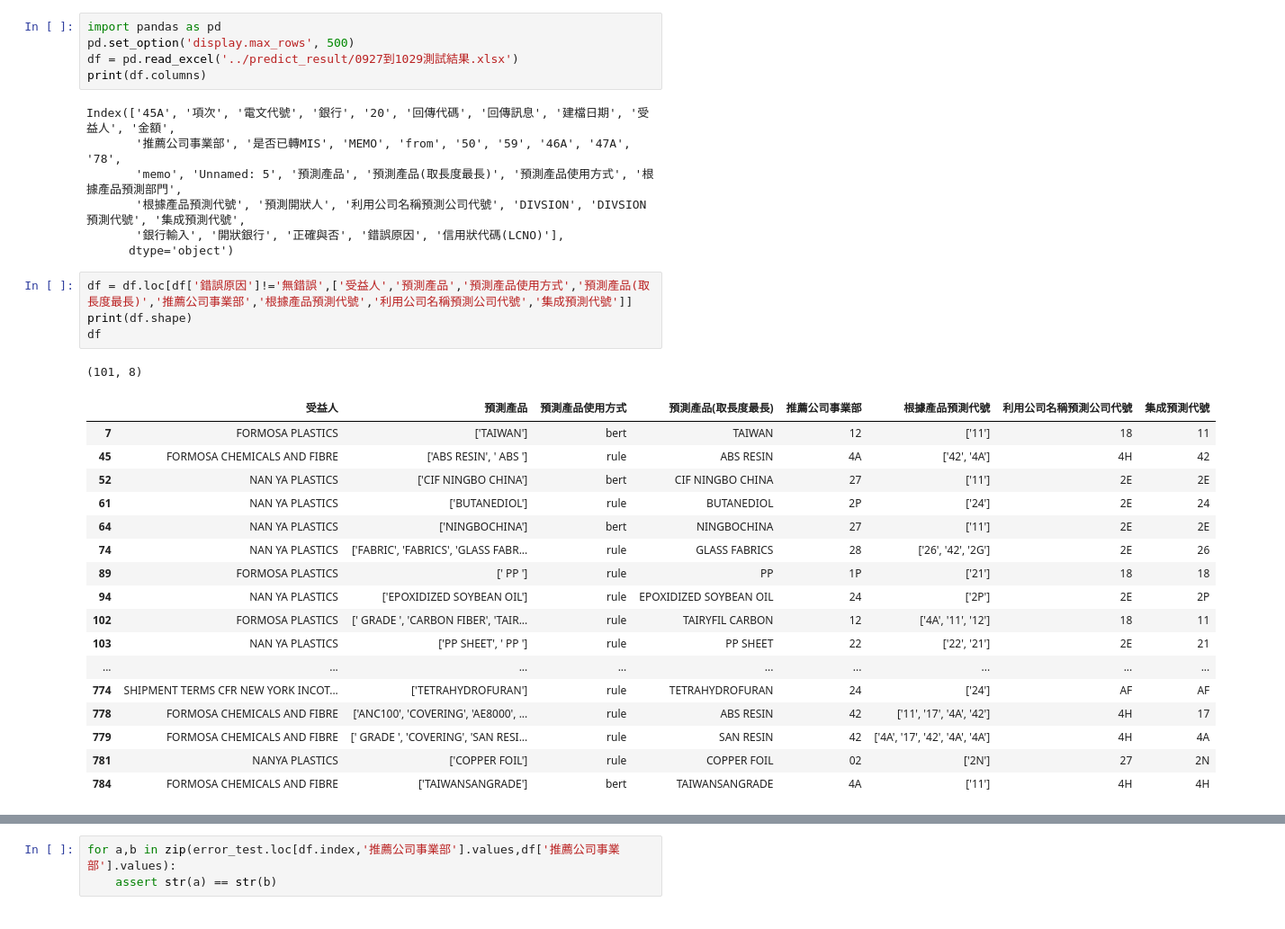
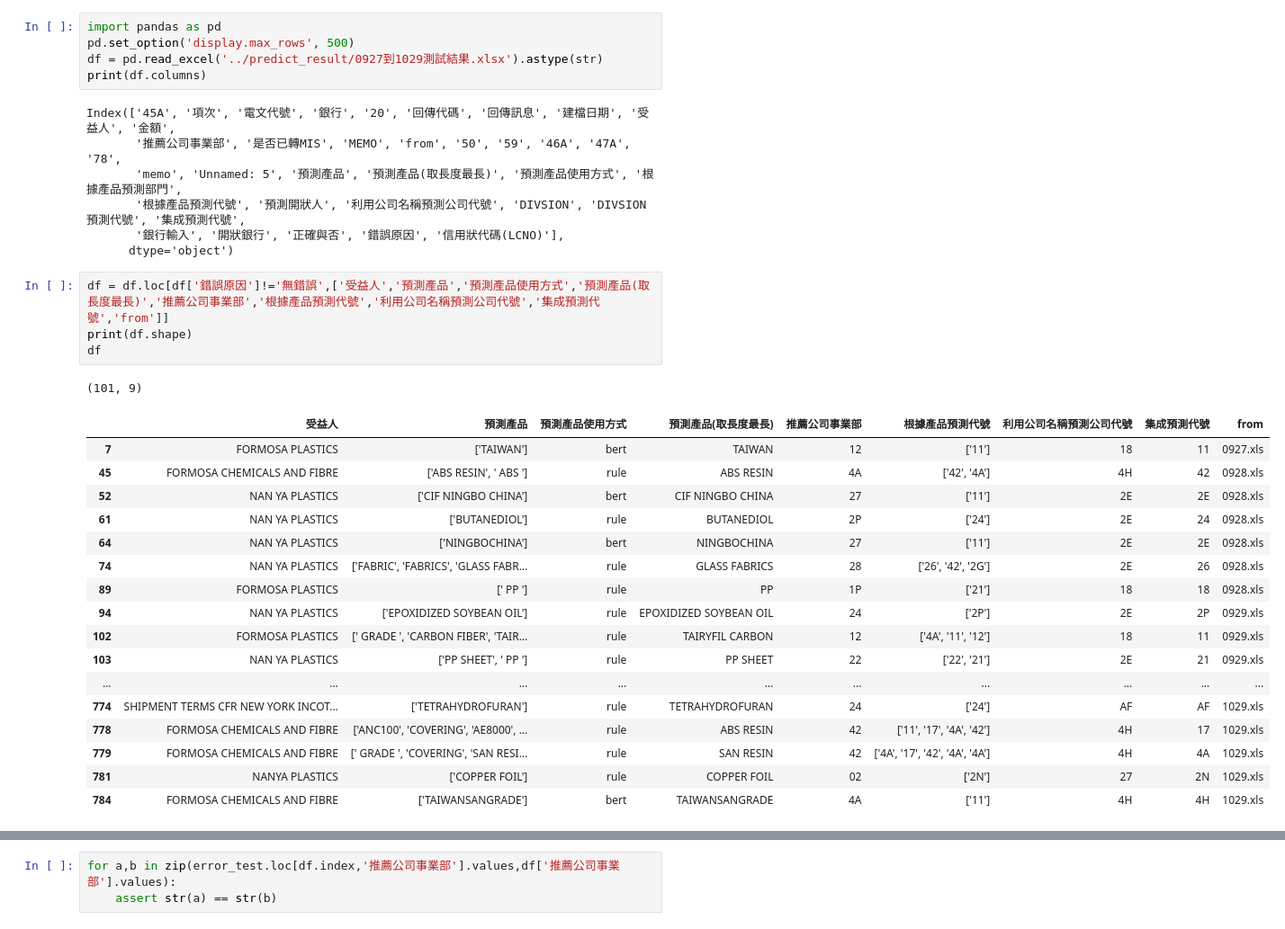
Before and after one commit to skywalker0803r/Letter-of-Credit-Intelligent-Auxiliary-Semantic-Analysis-System, a Jupyter notebook: notebook/測試結果debug.ipynb, the cells around one changed output, grey strips where cells are left out. Shown at 90% size. Drawn from its saved outputs; the diff is of its cells as text.

```diff
--- a/notebook/測試結果debug.ipynb
+++ b/notebook/測試結果debug.ipynb
@@ -1,7 +1,7 @@
 # %%
 import pandas as pd
 pd.set_option('display.max_rows', 500)
-df = pd.read_excel('../predict_result/0927到1029測試結果.xlsx')
+df = pd.read_excel('../predict_result/0927到1029測試結果.xlsx').astype(str)
 print(df.columns)
 # %% [output]
 Index(['45A', '項次', '電文代號', '銀行', '20', '回傳代碼', '回傳訊息', '建檔日期', '受益人', '金額',
@@ -11,28 +11,28 @@ Index(['45A', '項次', '電文代號', '銀行', '20', '回傳代碼', '回傳
        '銀行輸入', '開狀銀行', '正確與否', '錯誤原因', '信用狀代碼(LCNO)'],
       dtype='object')
 # %%
-df = df.loc[df['錯誤原因']!='無錯誤',['受益人','預測產品','預測產品使用方式','預測產品(取長度最長)','推薦公司事業部','根據產品預測代號','利用公司名稱預測公司代號','集成預測代號']]
+df = df.loc[df['錯誤原因']!='無錯誤',['受益人','預測產品','預測產品使用方式','預測產品(取長度最長)','推薦公司事業部','根據產品預測代號','利用公司名稱預測公司代號','集成預測代號','from']]
 print(df.shape)
 df
 # %% [output]
-(101, 8)
+(101, 9)
-|  | 受益人 | 預測產品 | 預測產品使用方式 | 預測產品(取長度最長) | 推薦公司事業部 | 根據產品預測代號 | 利用公司名稱預測公司代號 | 集成預測代號 |
-| 7 | FORMOSA PLASTICS | ['TAIWAN'] | bert | TAIWAN | 12 | ['11'] | 18 | 11 |
-| 45 | FORMOSA CHEMICALS AND FIBRE | ['ABS RESIN', ' ABS '] | rule | ABS RESIN | 4A | ['42', '4A'] | 4H | 42 |
-| 52 | NAN YA PLASTICS | ['CIF NINGBO CHINA'] | bert | CIF NINGBO CHINA | 27 | ['11'] | 2E | 2E |
-| 61 | NAN YA PLASTICS | ['BUTANEDIOL'] | rule | BUTANEDIOL | 2P | ['24'] | 2E | 24 |
-| 64 | NAN YA PLASTICS | ['NINGBOCHINA'] | bert | NINGBOCHINA | 27 | ['11'] | 2E | 2E |
-| 74 | NAN YA PLASTICS | ['FABRIC', 'FABRICS', 'GLASS FABR... | rule | GLASS FABRICS | 28 | ['26', '42', '2G'] | 2E | 26 |
-| 89 | FORMOSA PLASTICS | [' PP '] | rule | PP | 1P | ['21'] | 18 | 18 |
-| 94 | NAN YA PLASTICS | ['EPOXIDIZED SOYBEAN OIL'] | rule | EPOXIDIZED SOYBEAN OIL | 24 | ['2P'] | 2E | 2P |
-| 102 | FORMOSA PLASTICS | [' GRADE ', 'CARBON FIBER', 'TAIR... | rule | TAIRYFIL CARBON | 12 | ['4A', '11', '12'] | 18 | 11 |
-| 103 | NAN YA PLASTICS | ['PP SHEET', ' PP '] | rule | PP SHEET | 22 | ['22', '21'] | 2E | 21 |
-| ... | ... | ... | ... | ... | ... | ... | ... | ... |
-| 774 | SHIPMENT TERMS CFR NEW YORK INCOT... | ['TETRAHYDROFURAN'] | rule | TETRAHYDROFURAN | 24 | ['24'] | AF | AF |
-| 778 | FORMOSA CHEMICALS AND FIBRE | ['ANC100', 'COVERING', 'AE8000', ... | rule | ABS RESIN | 42 | ['11', '17', '4A', '42'] | 4H | 17 |
-| 779 | FORMOSA CHEMICALS AND FIBRE | [' GRADE ', 'COVERING', 'SAN RESI... | rule | SAN RESIN | 42 | ['4A', '17', '42', '4A', '4A'] | 4H | 4A |
-| 781 | NANYA PLASTICS | ['COPPER FOIL'] | rule | COPPER FOIL | 02 | ['2N'] | 27 | 2N |
-| 784 | FORMOSA CHEMICALS AND FIBRE | ['TAIWANSANGRADE'] | bert | TAIWANSANGRADE | 4A | ['11'] | 4H | 4H |
+|  | 受益人 | 預測產品 | 預測產品使用方式 | 預測產品(取長度最長) | 推薦公司事業部 | 根據產品預測代號 | 利用公司名稱預測公司代號 | 集成預測代號 | from |
+| 7 | FORMOSA PLASTICS | ['TAIWAN'] | bert | TAIWAN | 12 | ['11'] | 18 | 11 | 0927.xls |
+| 45 | FORMOSA CHEMICALS AND FIBRE | ['ABS RESIN', ' ABS '] | rule | ABS RESIN | 4A | ['42', '4A'] | 4H | 42 | 0928.xls |
+| 52 | NAN YA PLASTICS | ['CIF NINGBO CHINA'] | bert | CIF NINGBO CHINA | 27 | ['11'] | 2E | 2E | 0928.xls |
+| 61 | NAN YA PLASTICS | ['BUTANEDIOL'] | rule | BUTANEDIOL | 2P | ['24'] | 2E | 24 | 0928.xls |
+| 64 | NAN YA PLASTICS | ['NINGBOCHINA'] | bert | NINGBOCHINA | 27 | ['11'] | 2E | 2E | 0928.xls |
+| 74 | NAN YA PLASTICS | ['FABRIC', 'FABRICS', 'GLASS FABR... | rule | GLASS FABRICS | 28 | ['26', '42', '2G'] | 2E | 26 | 0928.xls |
+| 89 | FORMOSA PLASTICS | [' PP '] | rule | PP | 1P | ['21'] | 18 | 18 | 0928.xls |
+| 94 | NAN YA PLASTICS | ['EPOXIDIZED SOYBEAN OIL'] | rule | EPOXIDIZED SOYBEAN OIL | 24 | ['2P'] | 2E | 2P | 0929.xls |
+| 102 | FORMOSA PLASTICS | [' GRADE ', 'CARBON FIBER', 'TAIR... | rule | TAIRYFIL CARBON | 12 | ['4A', '11', '12'] | 18 | 11 | 0929.xls |
+| 103 | NAN YA PLASTICS | ['PP SHEET', ' PP '] | rule | PP SHEET | 22 | ['22', '21'] | 2E | 21 | 0929.xls |
+| ... | ... | ... | ... | ... | ... | ... | ... | ... | ... |
+| 774 | SHIPMENT TERMS CFR NEW YORK INCOT... | ['TETRAHYDROFURAN'] | rule | TETRAHYDROFURAN | 24 | ['24'] | AF | AF | 1029.xls |
+| 778 | FORMOSA CHEMICALS AND FIBRE | ['ANC100', 'COVERING', 'AE8000', ... | rule | ABS RESIN | 42 | ['11', '17', '4A', '42'] | 4H | 17 | 1029.xls |
+| 779 | FORMOSA CHEMICALS AND FIBRE | [' GRADE ', 'COVERING', 'SAN RESI... | rule | SAN RESIN | 42 | ['4A', '17', '42', '4A', '4A'] | 4H | 4A | 1029.xls |
+| 781 | NANYA PLASTICS | ['COPPER FOIL'] | rule | COPPER FOIL | 02 | ['2N'] | 27 | 2N | 1029.xls |
+| 784 | FORMOSA CHEMICALS AND FIBRE | ['TAIWANSANGRADE'] | bert | TAIWANSANGRADE | 4A | ['11'] | 4H | 4H | 1029.xls |
 # %%
 print(df.shape)
 error_test = pd.read_csv('../data/測試數據/0927到1029.csv',index_col=0).reset_index(drop=True)
```
Also changed, not shown: parts of 7 cells of this notebook, 1 other file.
